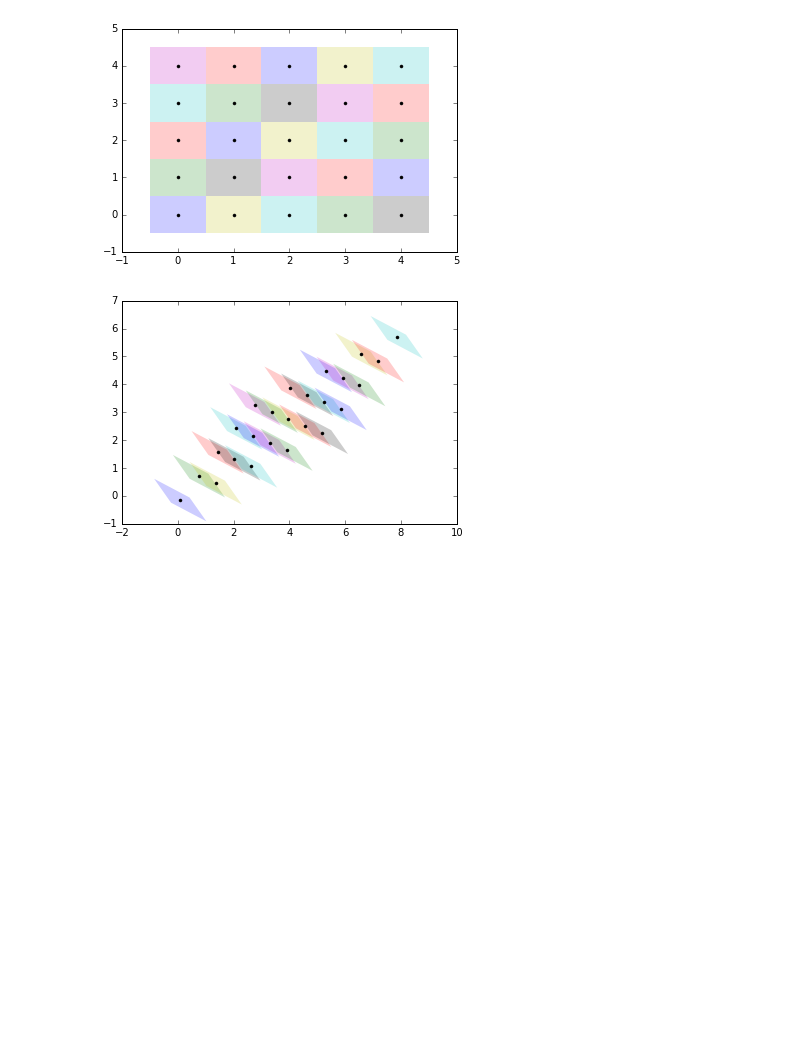
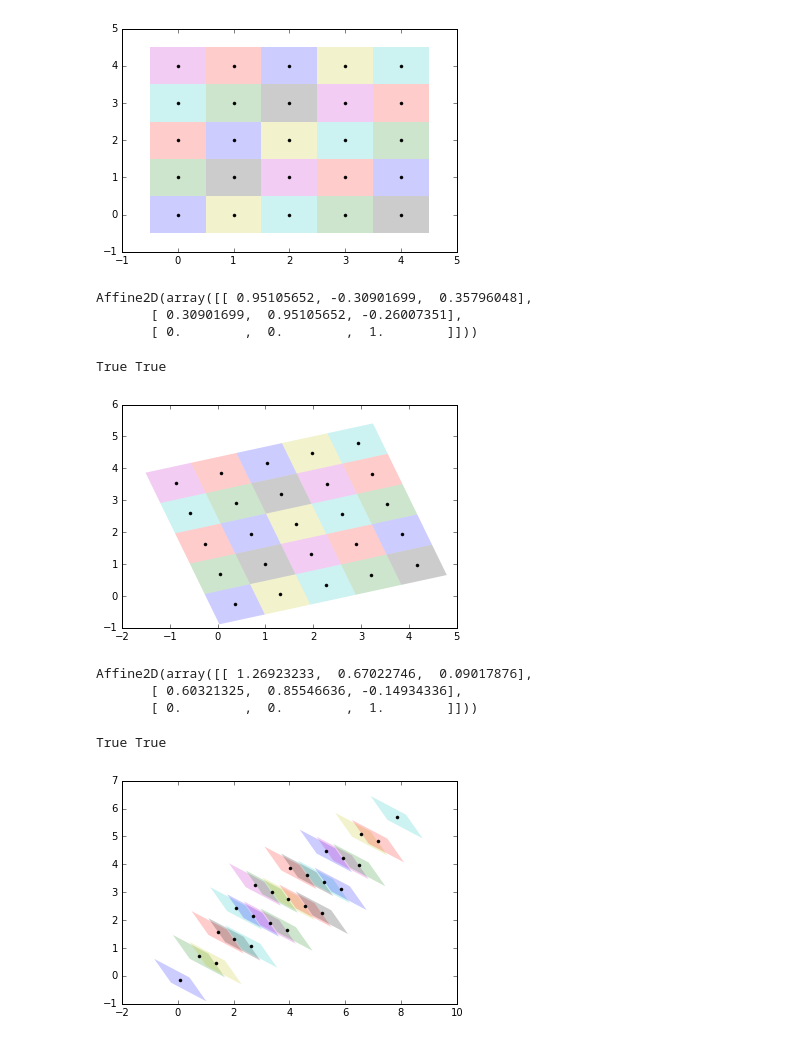
Before and after one commit to openearth/notebooks, a Jupyter notebook: gridenclosure.ipynb, the cells around one changed output. Saved outputs shown, nothing was run; the diff lists cells and outputs as text; code cells hidden in the pictures; blank space fills up the shorter version.

Commit message:
grid bug

```diff
--- a/gridenclosure.ipynb
+++ b/gridenclosure.ipynb
@@ -11,6 +11,8 @@ def grid2enclosure(X, Y):
     # compute gradients in X and Y
     Xx, Xy = np.gradient(X)
     Yx, Yy = np.gradient(Y)
+
+    print(Xx.any(), Xy.any())
 
     # lower left
     ll = np.c_[(X - 0.5*Xx + 0.5*Yx).ravel(), (Y - 0.5*Yy + 0.5*Xy).ravel()]
@@ -33,4 +35,4 @@ def grid2enclosure(X, Y):
         ]
     )
     return verts
-verts = grid2verts(X, Y)
+verts = grid2enclosure(X, Y)
@@ -42,19 +46,40 @@ for vert in verts:
 [figure]
 # %%
 import matplotlib.transforms
+# %%
+T = matplotlib.transforms.Affine2D()
+T.rotate_around(1, 1, 0.1 * np.pi)
+# %% [output]
+Affine2D(array([[ 0.95105652, -0.30901699,  0.35796048],
+       [ 0.30901699,  0.95105652, -0.26007351],
+       [ 0.        ,  0.        ,  1.        ]]))
 # %%
-T = matplotlib.transforms.Affine2D()
-T.rotate_around(1, 1, 0.1 * np.pi)
-T.skew(0.8, 0.3)
 XY_t = T.transform(np.c_[X.ravel(), Y.ravel()])
-XY_t.shape
 X_t, Y_t = XY_t[:,0].reshape(X.shape), XY_t[:,1].reshape(Y.shape)
+vert_t = [T.transform(vert) for vert in verts]
+vert_t = grid2enclosure(X_t, Y_t)
 
-vert_t = [T.transform(vert) for vert in verts]
-vert_t = grid2verts(X_t, Y_t)
+plt.plot(X_t, Y_t, 'k.')
+for vert in vert_t:
+    plt.fill(vert[:,0], vert[:,1], edgecolor='none', alpha=0.2)
+# %% [output]
+True True
+[figure, added]
+# %%
+T.skew(0.8, 0.3)
+# %% [output]
+Affine2D(array([[ 1.26923233,  0.67022746,  0.09017876],
+       [ 0.60321325,  0.85546636, -0.14934336],
+       [ 0.        ,  0.        ,  1.        ]]))
 # %%
+XY_t = T.transform(np.c_[X.ravel(), Y.ravel()])
+X_t, Y_t = XY_t[:,0].reshape(X.shape), XY_t[:,1].reshape(Y.shape)
+vert_t = [T.transform(vert) for vert in verts]
+vert_t = grid2enclosure(X_t, Y_t)
+
 plt.plot(X_t, Y_t, 'k.')
 for vert in vert_t:
     plt.fill(vert[:,0], vert[:,1], edgecolor='none', alpha=0.2)
 # %% [output]
+True True
 [figure]
```
Also changed, not shown: parts of 1 cell of this notebook.
